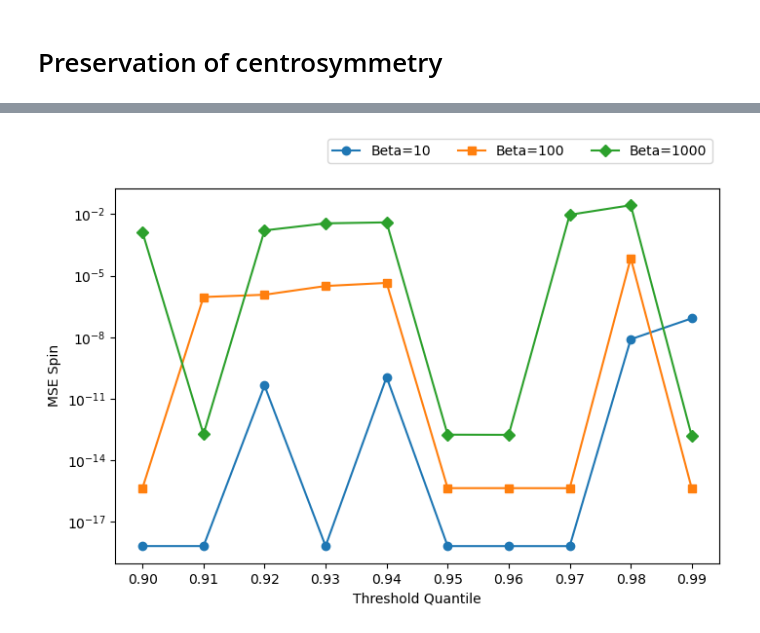
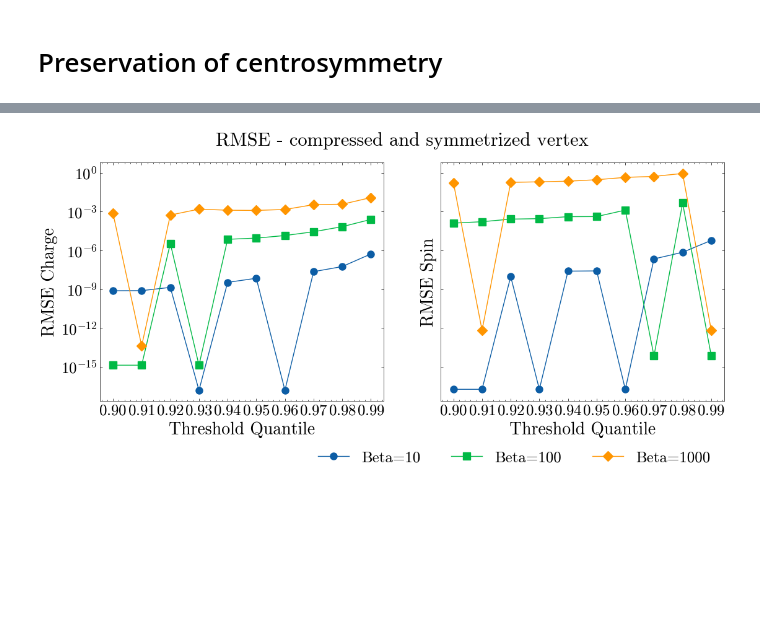
Before and after one commit to emoghadas/wavelets, a Jupyter notebook: waves_2_0.ipynb, the cells around one changed output, grey strips where cells are left out. Drawn from its saved outputs; the diff is of its cells as text; code cells hidden in the pictures; blank space fills up the shorter version.

```diff
--- a/waves_2_0.ipynb
+++ b/waves_2_0.ipynb
@@ -1081,11 +1119,12 @@ for bidx, basis in enumerate(bases):
     for beta_idx, beta in enumerate(betas):
         for t_idx, thresh in enumerate(threshold_quantiles):
             pltdata = data.loc[(data["basis"]==basis) & (data["beta"]==beta) & (data["threshold_quantile"]==thresh)]
-            nu = (2*np.arange(20) + 1)*np.pi/beta
+            niw=15
+            nu = (2*np.arange(niw) + 1)*np.pi/beta
             if thresh==0:
-                axs[beta_idx, bidx].plot(nu, pltdata["selfenergy"].to_numpy()[0].imag[niwf:niwf+20], marker=markers[t_idx], ms=12, label=r"Original $\Sigma(\nu)$")
+                axs[beta_idx, bidx].plot(nu, pltdata["selfenergy"].to_numpy()[0].imag[niwf:niwf+niw], marker=markers[t_idx], ms=12, label=r"Original $\Sigma(\nu)$")
             else:
-                axs[beta_idx, bidx].plot(nu, pltdata["selfenergy"].to_numpy()[0].imag[niwf:niwf+20], marker=markers[t_idx], ls="--", ms=7, label=rf"$q=${thresh}")
+                axs[beta_idx, bidx].plot(nu, pltdata["selfenergy"].to_numpy()[0].imag[niwf:niwf+niw], marker=markers[t_idx], ls="--", ms=7, label=rf"$q=${thresh}")
             axs[beta_idx, bidx].set_xlabel(r"$\nu$")
             axs[beta_idx, bidx].set_ylabel(r"$\Sigma(\nu)$")
             axs[beta_idx, bidx].set_title(rf"{basis.capitalize()}, $\beta$={beta}")
@@ -1097,6 +1136,12 @@ axs[beta_idx, bidx].legend(ncol=len(threshold_quantiles), bbox_to_anchor=(1.2, -
 # Preservation of centrosymmetry
 # %%
 # helper functions
+
+def rmse(x, y):
+    return np.sqrt(np.mean((x-y)**2))
+
+def rel_err(x,y):
+    return np.mean(np.abs(x-y)/np.abs(x))
 
 # generates the green triangle
 def top_enclosed_matrix(matrix):
@@ -1162,5 +1207,7 @@ threshold_quantiles = np.array([0.9,.91,.92,0.93,.94,0.95,0.96,0.97,0.98,0.99])
 niwf = 256
 u = 1
 level = 6 #np.min([6, pywt.dwt_max_level(niwf, "haar")])
+
+basis = "haar"
 # %%
 data = pd.DataFrame(
@@ -1235,33 +1307,38 @@ data.to_pickle("./data/sym_data.pkl")
 # %%
 # load data
 df = pd.read_pickle("./data/sym_data.pkl")
 
 # Create a figure and an axis for the plot.
-fig, ax = plt.subplots(figsize=(8,5))
+fig, ax = plt.subplots(1,2, figsize=(13,5), sharey=True)
 
 # Define markers for different betas.
 markers = ['o', 's', 'D'] # Circle, square, diamond.
 
 # Plot a line for each beta value.
 for beta, marker in zip(betas, markers):
     temp_df = df[df['beta'] == beta]
-    ax.plot(temp_df['threshold_quantile'], temp_df['mse_spin'], marker=marker, label=f'Beta={beta}')
+    ax[0].plot(temp_df['threshold_quantile'], temp_df['mse_charge_sym'], marker=marker, label=f'Beta={beta}')
+    ax[1].plot(temp_df['threshold_quantile'], temp_df['mse_spin_sym'], marker=marker, label=f'Beta={beta}')
+
+# Adding labels and title.
+ax[0].set_xlabel('Threshold Quantile')
+ax[1].set_xlabel('Threshold Quantile')
+ax[0].set_ylabel('RMSE Charge')
+ax[1].set_ylabel('RMSE Spin')
 
 # Set the y-axis to be logarithmic.
-ax.set_yscale('log')
+ax[0].set_yscale('log')
+ax[1].set_yscale('log')
 
-# Adding labels and title.
-plt.xlabel('Threshold Quantile')
-plt.ylabel('MSE Spin')
+ax[0].set_xticks(threshold_quantiles)
+ax[1].set_xticks(threshold_quantiles)
 
-ax.set_xticks(threshold_quantiles)
-
-
-ax.legend(bbox_to_anchor=(1, 1.15), ncol=3)
+ax[1].legend(bbox_to_anchor=(1, -0.15), ncol=3)
 
 # Show the plot.
-plt.savefig('graphics/symmetry_spin.pdf', bbox_inches='tight')
+plt.suptitle("RMSE - compressed and symmetrized vertex")
+plt.savefig('graphics/symmetry_rec.pdf', bbox_inches='tight')
 # %% [output]
-[figure, old version]
+[figure, new version]
 # %%
 # Create a figure and an axis for the plot.
```
Also changed, not shown: parts of 19 cells of this notebook, 31 other files.
